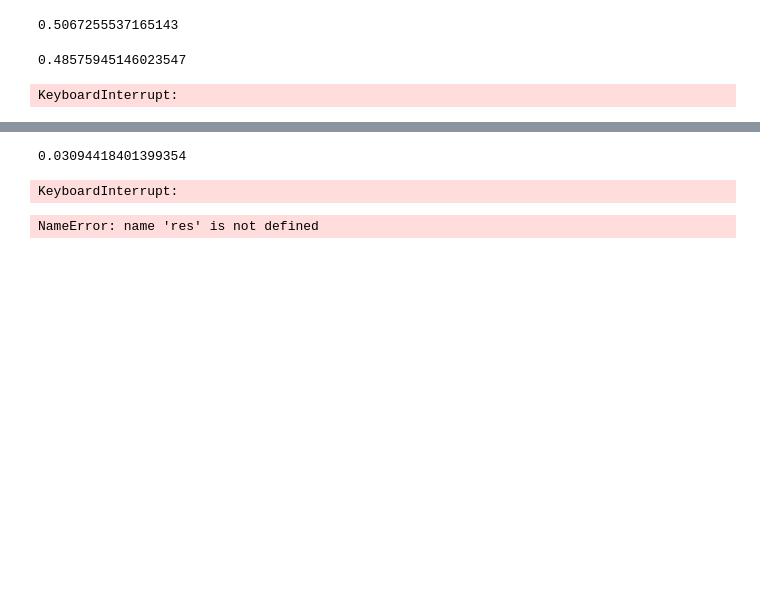
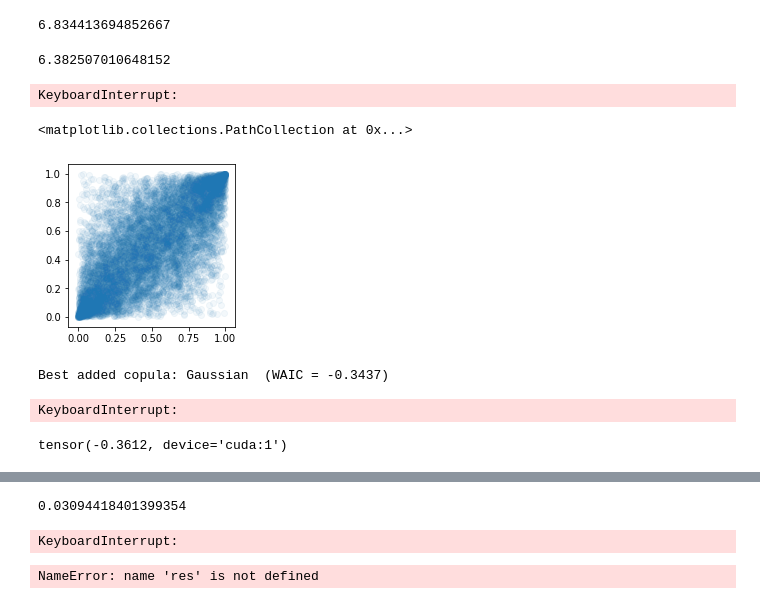
Before and after one commit to NinelK/CopulaGP, a Jupyter notebook: notebooks/vine/Benchmark_Student.ipynb, the cells around one changed output, grey strips where cells are left out. Cells and saved outputs as stored; diff of their text form; code cells hidden in the pictures; blank space fills up the shorter version.

```diff
--- a/notebooks/vine/Benchmark_Student.ipynb
+++ b/notebooks/vine/Benchmark_Student.ipynb
@@ -22,18 +22,18 @@ device = torch.device('cuda:1')
 x = torch.linspace(0.,1.,NSamp).numpy()
 train_x = torch.tensor(x).float().to(device=device)
 # %%
-Nvar=2
+Nvar=10
 rhos = np.ones(NSamp)*0.7
 dfs = np.exp(5*np.linspace(0,1,NSamp))+1
 
 HRgS = utils.student_H(rhos,dfs,Nvar)/np.log(2)
 HRgS.mean()
 # %% [output]
-0.5067255537165143
+6.834413694852667
 # %%
 utils.student_H(rhos[0],1e10,Nvar)/np.log(2)
 # %% [output]
-0.48575945146023547
+6.382507010648152
 # %%
 from scipy.stats import sem as SEM
 # %%
@@ -67,3 +67,34 @@ y = utils.student_rvs(Nvar,rhos,dfs,1).squeeze()
 y0 = np.zeros_like(y)
 for i in range(y.shape[0]):
     y0[i] = t.cdf(y[i],df=dfs[i])
+# %%
+plt.figure(figsize=(3,3))
+plt.scatter(*y0[:,[0,1]].T,alpha=0.05)
+# %% [output]
+<matplotlib.collections.PathCollection at 0x...>
+[figure, added]
+# %%
+samples = torch.tensor(y0[:,[0,1]]).clamp(0.001,0.999).float().to(device)
+out = '/home/nina/CopulaGP/synthetic_data/outputs'
+(likelihoods, waic) = select_copula.select_copula_model(x,y0[:,[0,1]],device,'benchmark_student',out,0,1,
+                                    train_x=train_x, train_y=samples) #[torch.randperm(NSamp)]
+likelihoods
+# %% [output]
+Best added copula: Gaussian  (WAIC = -0.3437)
+KeyboardInterrupt:
+# %%
+likelihoodC =  [bvcopula.GaussianCopula_Likelihood(),
+                bvcopula.GumbelCopula_Likelihood(rotation='0°'),
+                bvcopula.GumbelCopula_Likelihood(rotation='180°')] #3612
+#                 [bvcopula.ClaytonCopula_Likelihood(rotation='0°'),
+#                 bvcopula.ClaytonCopula_Likelihood(rotation='180°'),
+#                 bvcopula.GaussianCopula_Likelihood(),] 0.3621
+likelihoodU =  [bvcopula.ClaytonCopula_Likelihood(rotation='0°'),
+                bvcopula.GumbelCopula_Likelihood(rotation='0°'),
+                bvcopula.GaussianCopula_Likelihood(),]
+
+samples = torch.tensor(y0[:,[0,1]]).clamp(0.001,0.999).float().to(device)
+waic, model = bvcopula.infer(likelihoodU,train_x,samples,device=device)
+waic
+# %% [output]
+tensor(-0.3612, device='cuda:1')
```
Also changed, not shown: parts of 4 cells of this notebook, 12 other files.
